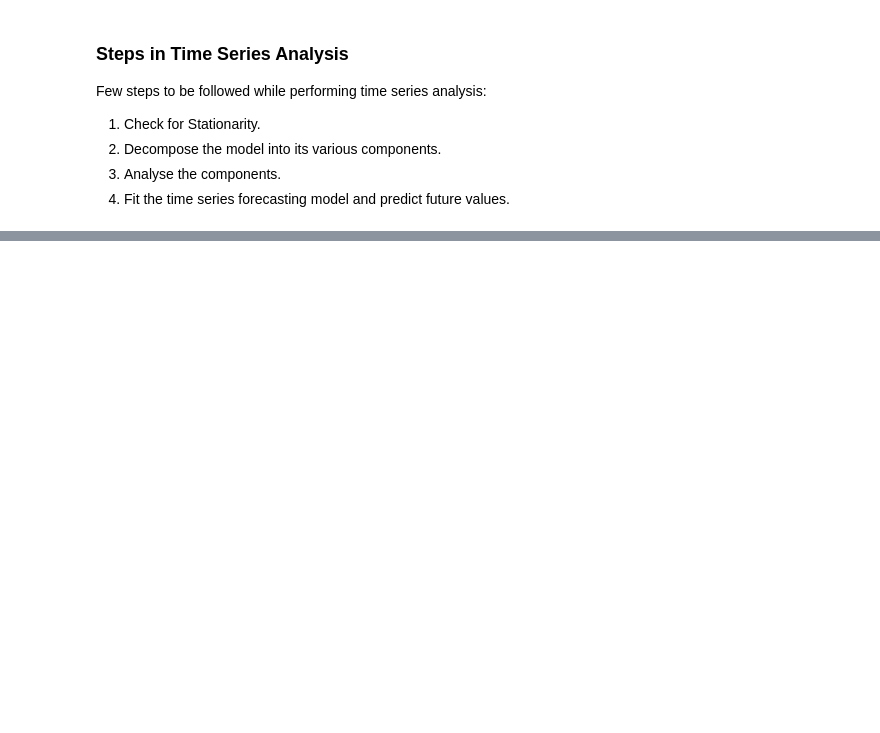
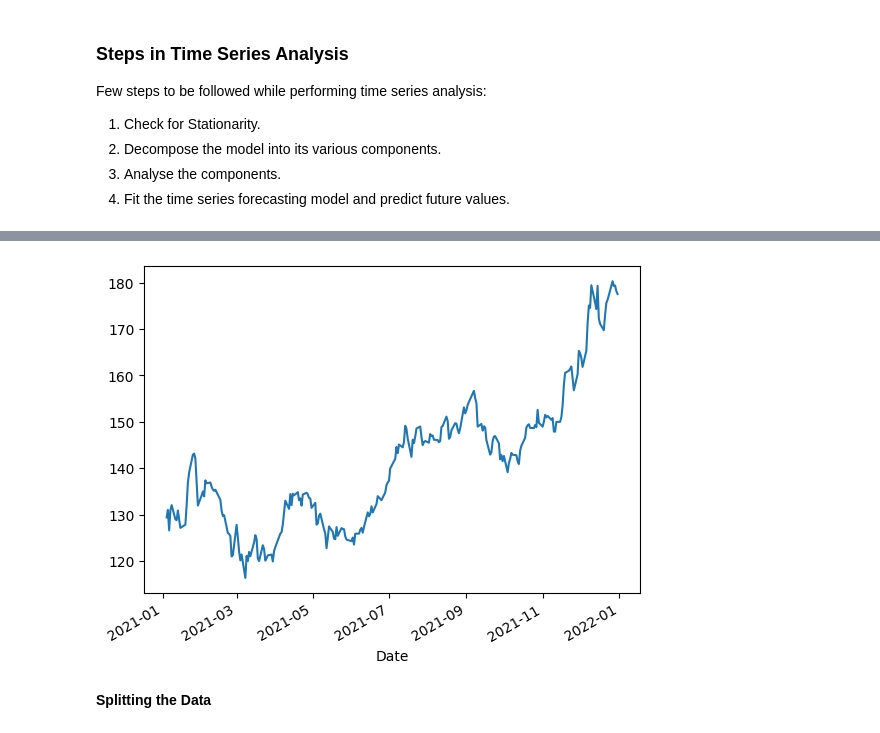
Before and after one commit to Revernd/Kaggle_notebooks, a Jupyter notebook: time-series.ipynb, the cells around one changed output, grey strips where cells are left out. Cells and saved outputs as stored; diff of their text form; code cells hidden in the pictures; blank space fills up the shorter version.

```diff
--- a/time-series.ipynb
+++ b/time-series.ipynb
@@ -686,0 +651,7 @@ pyplot.show()
+# %%
+appleData.Close.plot()
+plt.show()
+# %% [output]
+[figure, added]
+# %% [markdown]
+**Splitting the Data**
```
Also changed, not shown: parts of 137 cells of this notebook.
